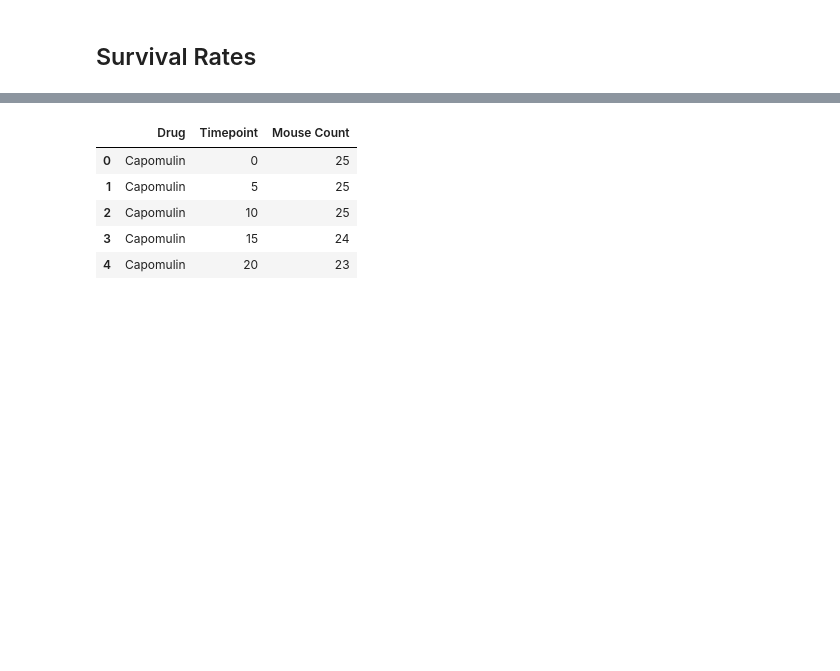
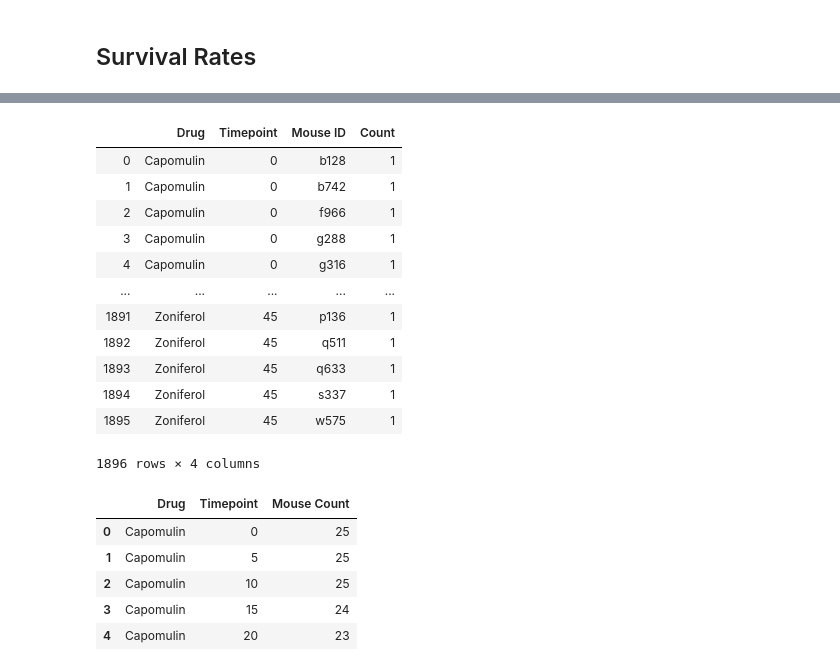
Before and after one commit to junyang42/matplotlib-challenge, a Jupyter notebook: Pymaceuticals/pymaceuticals_starter.ipynb, the cells around one changed output, grey strips where cells are left out. Cells and saved outputs as stored; diff of their text form; code cells hidden in the pictures; blank space fills up the shorter version.

```diff
--- a/Pymaceuticals/pymaceuticals_starter.ipynb
+++ b/Pymaceuticals/pymaceuticals_starter.ipynb
@@ -217,7 +231,6 @@ summary_data_mean2.pivot(index="Timepoint", columns="Drug", values="Metastatic S
 ## Survival Rates
 # %%
 # Store the Count of Mice Grouped by Drug and Timepoint (W can pass any metric)
-
-# Convert to DataFrame
-
-# Preview DataFrame
+groupby_file.head()
+mice_count = groupby_file["Mouse ID"].value_counts()
+mice_count
@@ -224,3 +251,24 @@ summary_data_mean2.pivot(index="Timepoint", columns="Drug", values="Metastatic S
+# %%
+# Convert to DataFrame
+mice_count_data = pd.DataFrame(mice_count)
+df = mice_count_data.rename(columns={"Mouse ID": "Count"})
+# %%
+df.reset_index()
+# Preview DataFrame
+# %% [output]
+|  | Drug | Timepoint | Mouse ID | Count |
+| 0 | Capomulin | 0 | b128 | 1 |
+| 1 | Capomulin | 0 | b742 | 1 |
+| 2 | Capomulin | 0 | f966 | 1 |
+| 3 | Capomulin | 0 | g288 | 1 |
+| 4 | Capomulin | 0 | g316 | 1 |
+| ... | ... | ... | ... | ... |
+| 1891 | Zoniferol | 45 | p136 | 1 |
+| 1892 | Zoniferol | 45 | q511 | 1 |
+| 1893 | Zoniferol | 45 | q633 | 1 |
+| 1894 | Zoniferol | 45 | s337 | 1 |
+| 1895 | Zoniferol | 45 | w575 | 1 |
+1896 rows × 4 columns
 # %%
 # %% [output]
 |  | Drug | Timepoint | Mouse Count |
```
Also changed, not shown: parts of 7 cells of this notebook.
